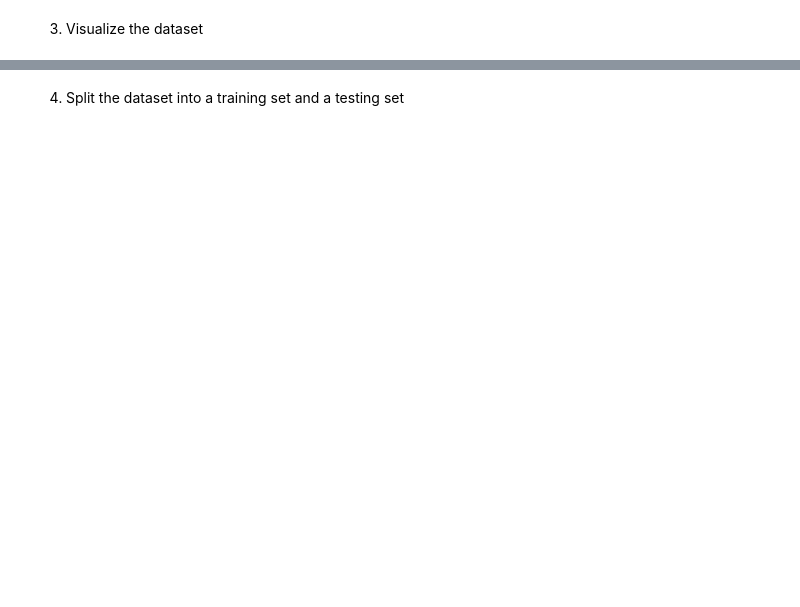
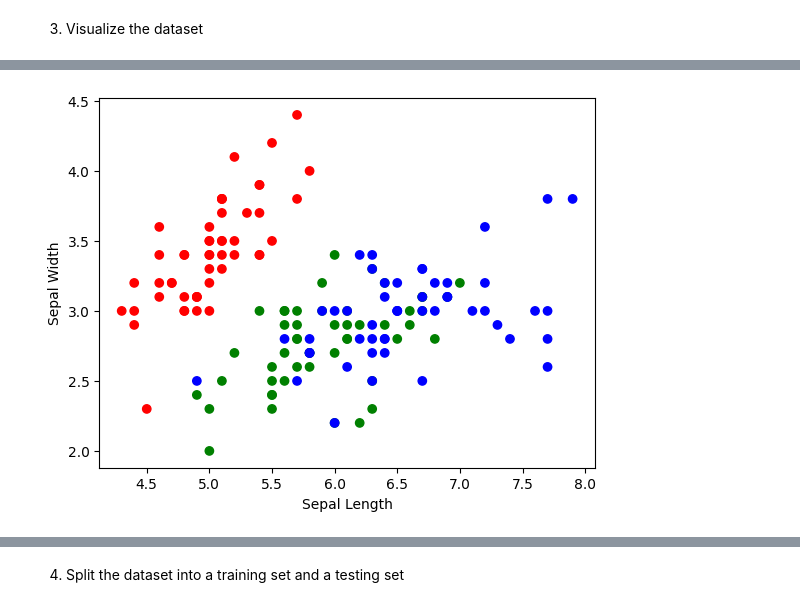
Before and after one commit to moridin04/CCMACLRL_EXERCISES_COM221ML, a Jupyter notebook: Exercise2.ipynb, the cells around one changed output, grey strips where cells are left out. Saved outputs shown, nothing was run; the diff lists cells and outputs as text; code cells hidden in the pictures; blank space fills up the shorter version.

```diff
--- a/Exercise2.ipynb
+++ b/Exercise2.ipynb
@@ -24,0 +109,14 @@ from sklearn.model_selection import train_test_split
+# %%
+colors = {'Iris-setosa': 'red',
+          'Iris-virginica': 'blue',
+          'Iris-versicolor': 'green'}
+# %%
+plt.scatter(df["SepalLengthCm"],
+            df["SepalWidthCm"],
+            c=df['Species'].map(colors))
+
+plt.xlabel("Sepal Length")
+plt.ylabel("Sepal Width")
+plt.show()
+# %% [output]
+[figure, added]
```
Also changed, not shown: parts of 24 cells of this notebook.
